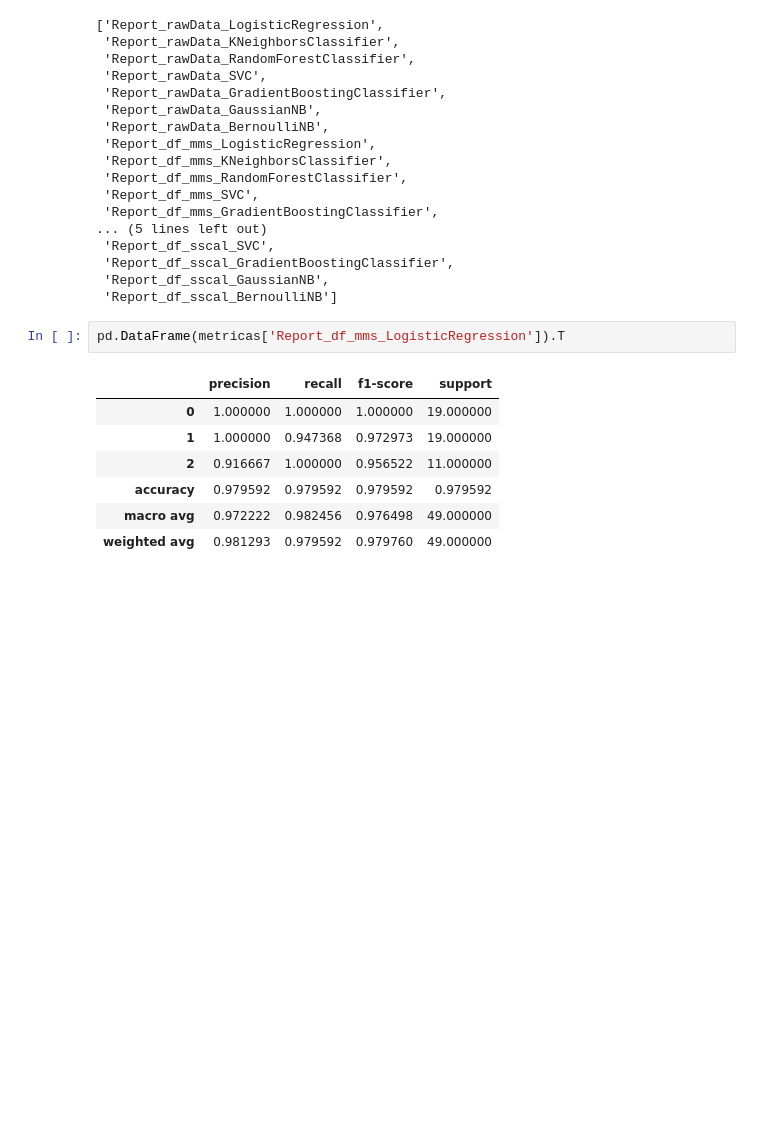
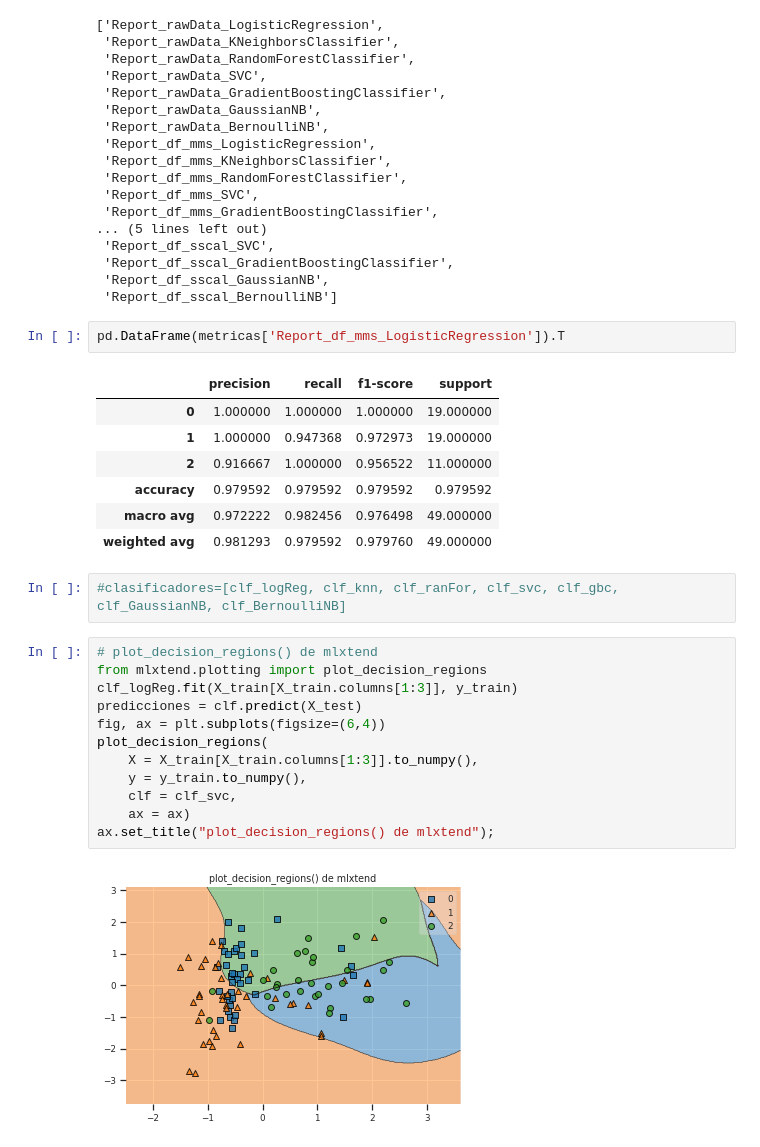
Before and after one commit to georaiser/DataScienceKibernum, a Jupyter notebook: Wine/Wine.ipynb, the cells around one changed output. Cells and saved outputs as stored; diff of their text form; blank space fills up the shorter version.

```diff
--- a/Wine/Wine.ipynb
+++ b/Wine/Wine.ipynb
@@ -504,3 +504,19 @@ pd.DataFrame(metricas['Report_df_mms_LogisticRegression']).T
 | accuracy | 0.979592 | 0.979592 | 0.979592 | 0.979592 |
 | macro avg | 0.972222 | 0.982456 | 0.976498 | 49.000000 |
 | weighted avg | 0.981293 | 0.979592 | 0.979760 | 49.000000 |
+# %%
+#clasificadores=[clf_logReg, clf_knn, clf_ranFor, clf_svc, clf_gbc, clf_GaussianNB, clf_BernoulliNB]
+# %%
+# plot_decision_regions() de mlxtend
+from mlxtend.plotting import plot_decision_regions
+clf_logReg.fit(X_train[X_train.columns[1:3]], y_train)
+predicciones = clf.predict(X_test)
+fig, ax = plt.subplots(figsize=(6,4))
+plot_decision_regions(
+    X = X_train[X_train.columns[1:3]].to_numpy(),
+    y = y_train.to_numpy(),
+    clf = clf_svc,
+    ax = ax)
+ax.set_title("plot_decision_regions() de mlxtend");
+# %% [output]
+[figure, added]
```
Also changed, not shown: parts of 1 cell of this notebook.
